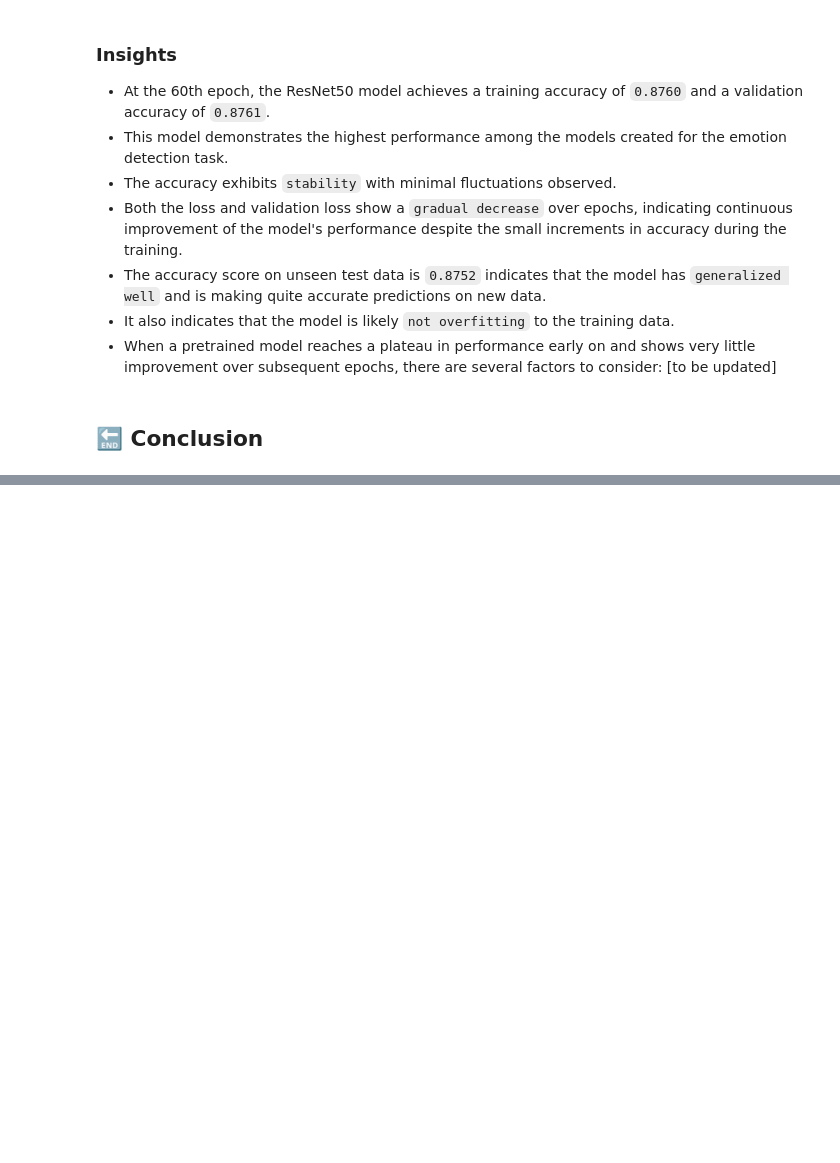
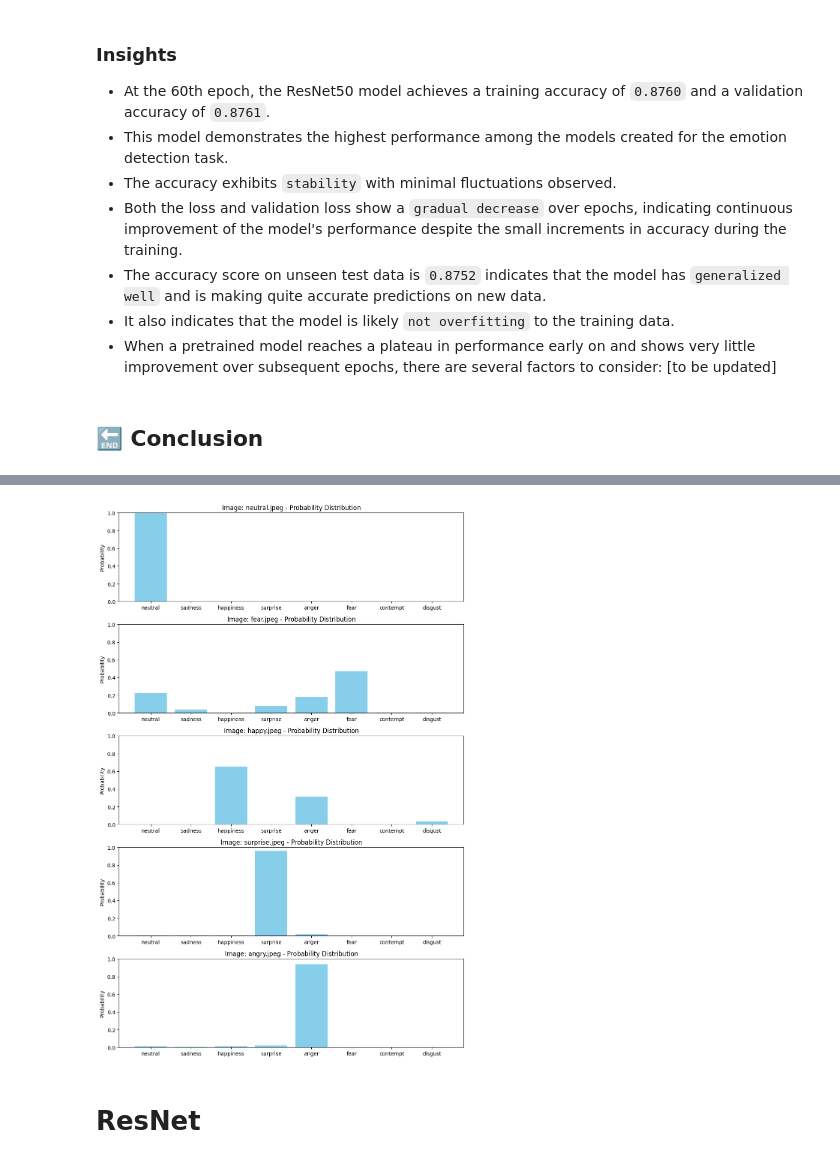
Before and after one commit to kritp03/SC1015-Mini-Project, a Jupyter notebook: SC1015_Mini_Project.ipynb, the cells around one changed output, grey strips where cells are left out. Drawn from its saved outputs; the diff is of its cells as text; code cells hidden in the pictures; blank space fills up the shorter version.

```diff
--- a/SC1015_Mini_Project.ipynb
+++ b/SC1015_Mini_Project.ipynb
@@ -1044,0 +1124,6 @@ plot_acc_loss(history)
+# %%
+plot_probability_distributions(img_path, predictions)
+# %% [output]
+[figure, added]
+# %% [markdown]
+# ResNet
```
Also changed, not shown: parts of 11 cells of this notebook.
